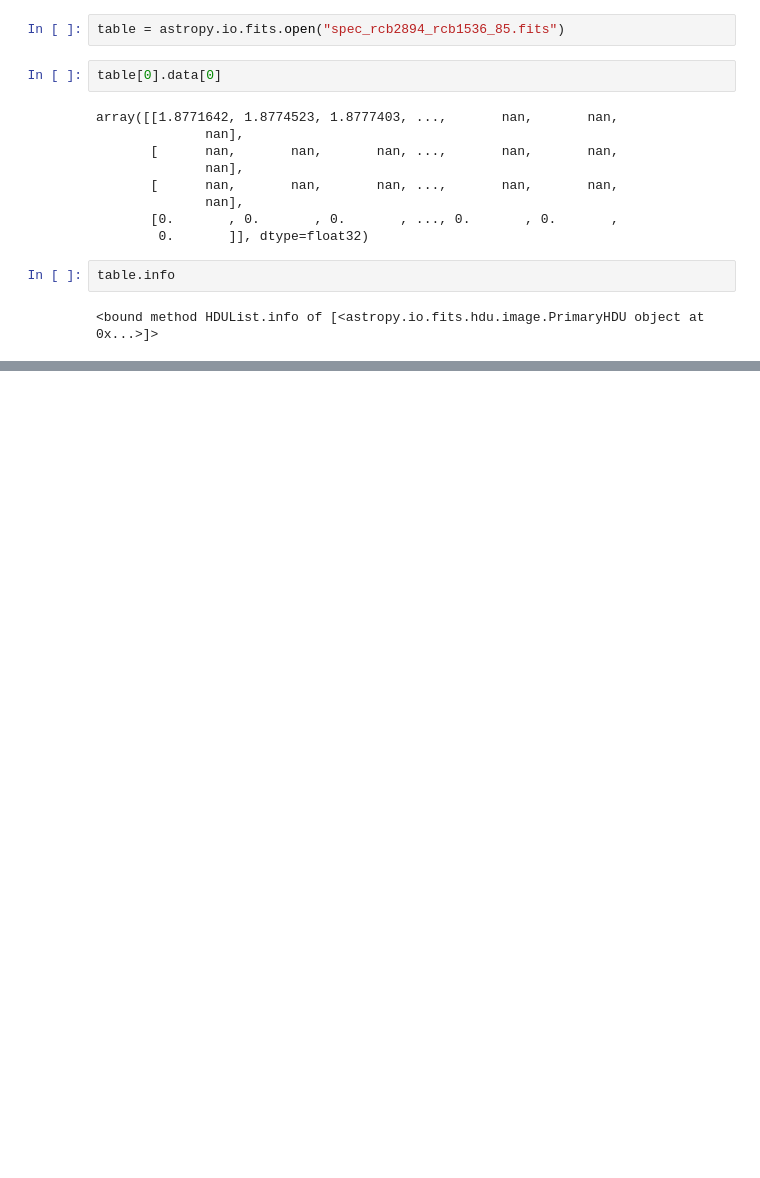
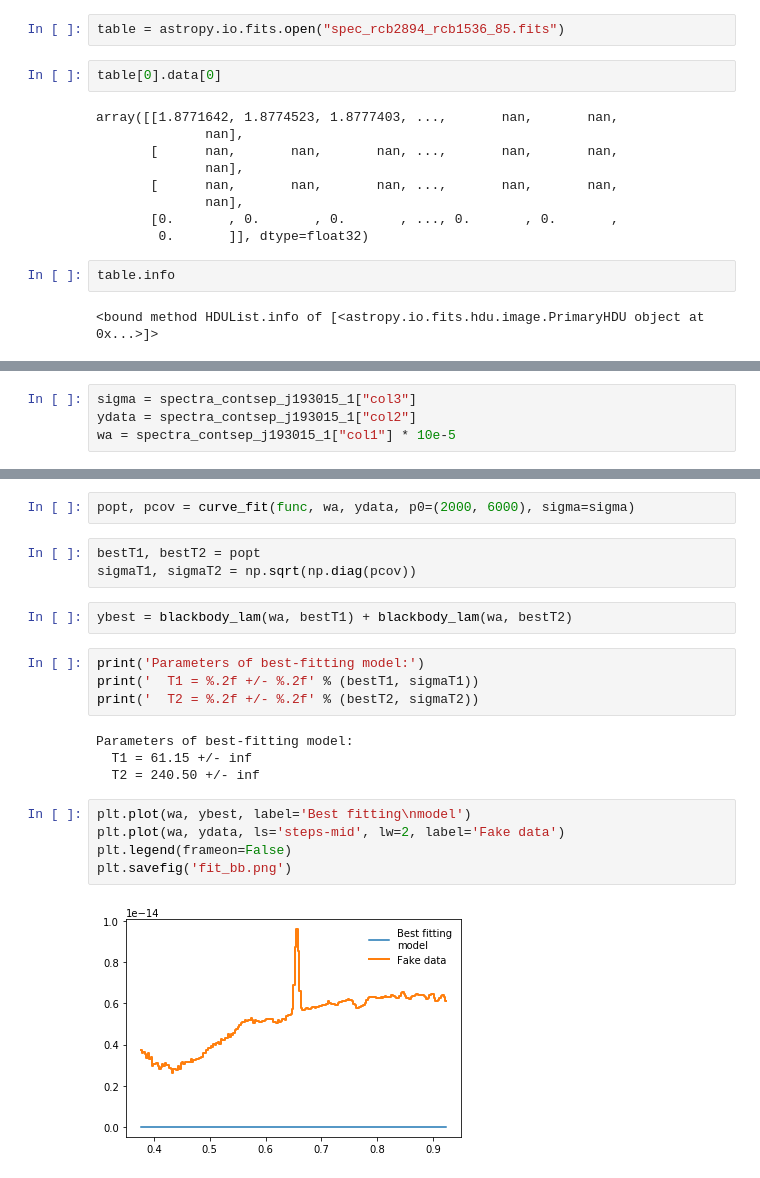
Before and after one commit to Hallflower20/Ay20-Project, a Jupyter notebook: PlotSpectrum.ipynb, the cells around one changed output, grey strips where cells are left out. Cells and saved outputs as stored; diff of their text form; blank space fills up the shorter version.

Commit message:
Black Body Code

```diff
--- a/PlotSpectrum.ipynb
+++ b/PlotSpectrum.ipynb
@@ -115,0 +162,4 @@ table.info
+# %%
+sigma = spectra_contsep_j193015_1["col3"]
+ydata = spectra_contsep_j193015_1["col2"]
+wa = spectra_contsep_j193015_1["col1"] * 10e-5
@@ -115,0 +186,22 @@ table.info
+# %%
+popt, pcov = curve_fit(func, wa, ydata, p0=(2000, 6000), sigma=sigma)
+# %%
+bestT1, bestT2 = popt
+sigmaT1, sigmaT2 = np.sqrt(np.diag(pcov))
+# %%
+ybest = blackbody_lam(wa, bestT1) + blackbody_lam(wa, bestT2)
+# %%
+print('Parameters of best-fitting model:')
+print('  T1 = %.2f +/- %.2f' % (bestT1, sigmaT1))
+print('  T2 = %.2f +/- %.2f' % (bestT2, sigmaT2))
+# %% [output]
+Parameters of best-fitting model:
+  T1 = 61.15 +/- inf
+  T2 = 240.50 +/- inf
+# %%
+plt.plot(wa, ybest, label='Best fitting\nmodel')
+plt.plot(wa, ydata, ls='steps-mid', lw=2, label='Fake data')
+plt.legend(frameon=False)
+plt.savefig('fit_bb.png')
+# %% [output]
+[figure, added]
```
Also changed, not shown: parts of 7 cells of this notebook, 2 other files.
